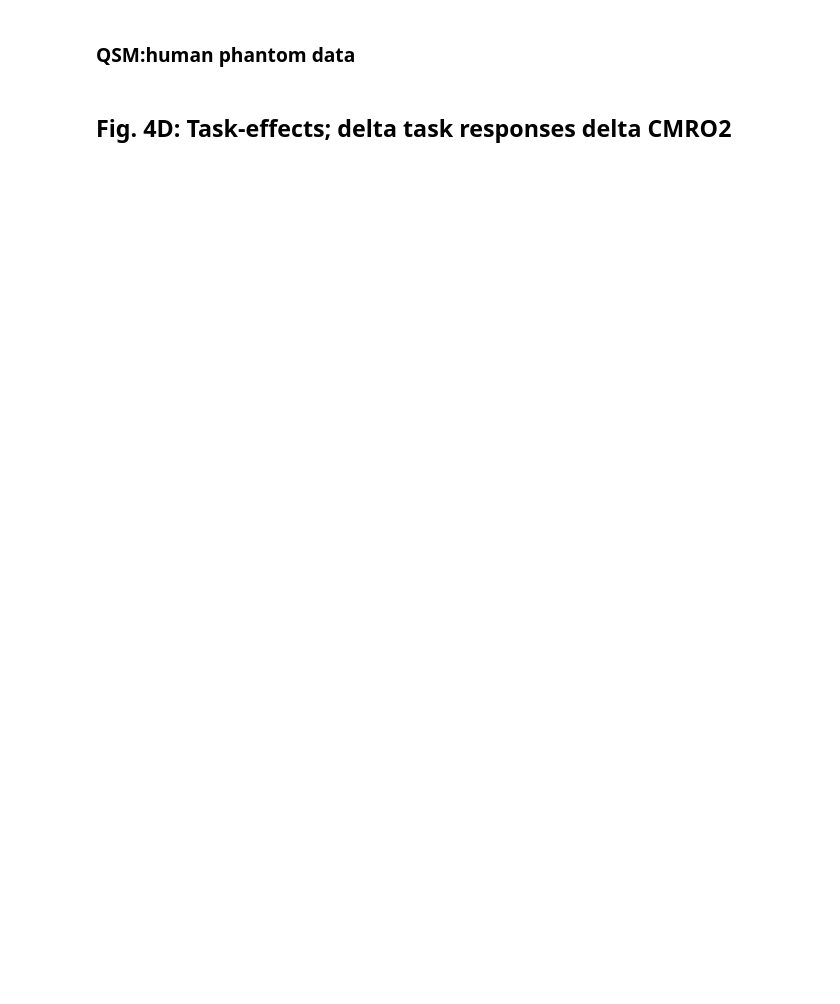
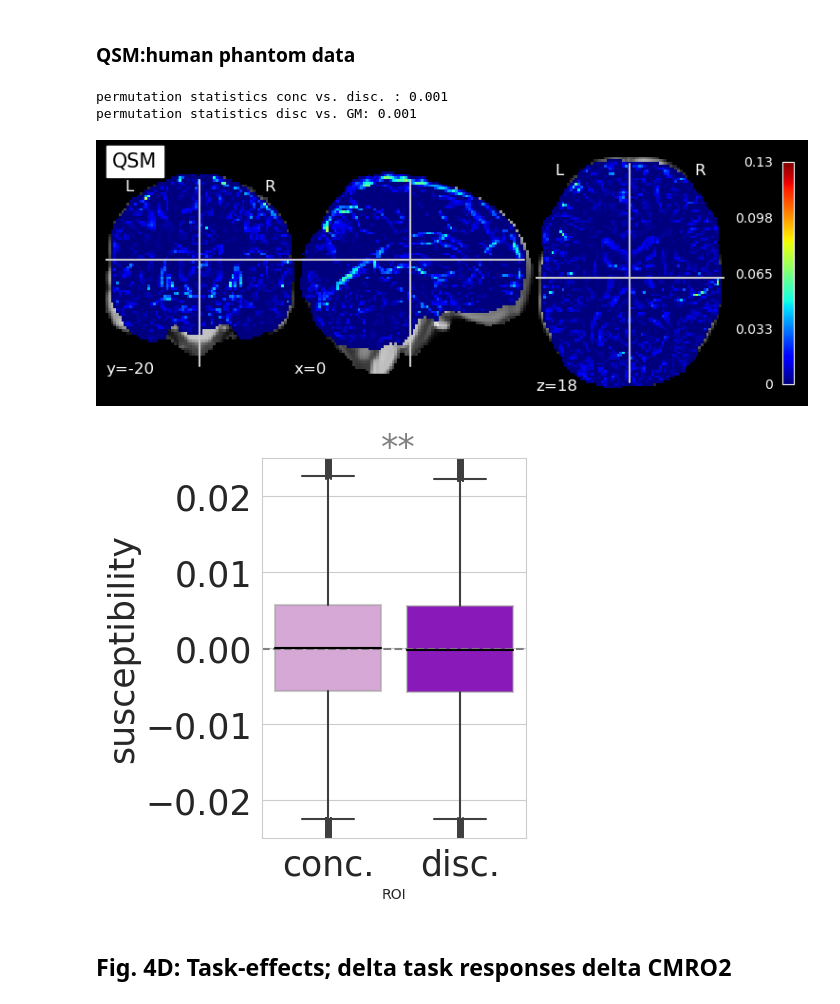
Before and after one commit to NeuroenergeticsLab/two_modes_of_hemodynamics, a Jupyter notebook: F_Fig4.ipynb, the cells around one changed output. Cells and saved outputs as stored; diff of their text form; code cells hidden in the pictures; blank space fills up the shorter version.

```diff
--- a/F_Fig4.ipynb
+++ b/F_Fig4.ipynb
@@ -1047,7 +1154,7 @@ fig.show()
 ### QSM:human phantom data
 # %%
 BOLD_ROI = 'all'
-QSM_2mm = os.path.join( derivatives_dir, 'sub-yv98_ses-4088+4137_QSM_L2000-vsmv3_2mm.nii.gz')
+QSM_MNI2mm = os.path.join( derivatives_dir, 'sub-yv98_ses-4088+4137_QSM_L2000-vsmv3_2mm.nii.gz')
 plotting.plot_img(QSM_MNI2mm, bg_img=MNI_2mm_brain, threshold=0, colorbar=True, black_bg=True,
                     cmap='jet', vmin=0, vmax=0.13, title = ('QSM'))
 
@@ -1093,38 +1200,49 @@ print('permutation statistics disc vs. GM: ' + str(round(p_GM_false, 6)))
 ## put into dataframe
 df_QSM = pd.DataFrame()
 df_QSM['values'] = np.concatenate((QSM_values_true, QSM_values_false, QSM_GM), axis=0)
 df_QSM['ROI'] = np.concatenate((len(QSM_values_true)*['concordant'], len(QSM_values_false)*['discordant'], len(QSM_GM)*['GM']), axis=0)
 
 #df_QSM_melted = pd.melt(df_QSM, id_vars='ROI')
 GM_median = np.nanmedian(df_QSM.query(f"ROI=='GM'")['values'].values)
 
 
 
 ## plot barplots
 fontsize=25
-fig, ax = plt.subplots(1, figsize= (4.5,5))
-bar = sns.barplot(x='ROI', y='values',  data=df_QSM, ax=ax, palette=['plum', 'darkviolet'],
-            estimator=np.median, ci=95, capsize=.05, n_boot=3000, errwidth=1, saturation=0.9, alpha=0.8)
+fig, ax = plt.subplots(1, figsize= (4,5))
+#bar = sns.barplot(x='ROI', y='values',  data=df_QSM, ax=ax, palette=['plum', 'darkviolet'],
+#            estimator=np.median, ci=95, capsize=.05, n_boot=3000, errwidth=1, saturation=0.9, alpha=0.8)
 
+sns.boxplot(x='ROI', y='values',  data=df_QSM, ax=ax, palette=['plum', 'darkviolet'],
+                   boxprops={"edgecolor": (.6, .6, .6, .5)}, flierprops={"marker": "x"},
+                   medianprops={"color": "black"})
+#sns.violinplot(x='ROI', y='values',  data=df_QSM, ax=ax, palette=['plum', 'darkviolet'],
+#                   boxprops={"edgecolor": (.6, .6, .6, .5)}, flierprops={"marker": "x"},
+#                   medianprops={"color": "black"})
 ax.set_ylabel('susceptibility', fontsize = fontsize)
 ax.set_xlim([-0.5, 1.5])
 ax.set_xticks([0, 1])
 ax.set_xticklabels(['conc.', 'disc.'])
-ax.set_ylim([-0.00045, 0.0001])
+ax.set_ylim([-0.025, 0.025])
 ax.hlines(GM_median, -0.5, 1.5, color='gray', linestyle='--')
 
 if p_true_false <= 0.001:
-    ax.text(0.4, 0.00005, '**', color='grey', fontsize=fontsize)
+    ax.text(0.4, 0.025, '**', color='grey', fontsize=fontsize)
 #ax.legend(fontsize=fontsize-5,loc="upper left")
 #set x-tick and y-ticke label size
 for label in (ax.get_xticklabels() + ax.get_yticklabels()):
     label.set_fontsize(fontsize)
 
 fig.tight_layout()  # otherwise the right y-label is slightly clipped
 
 fig.savefig(results_dir + '/QSM_values_all_conc_disc_voxels.png', dpi=300, bbox_inches='tight')
 
 fig.show()
+# %% [output]
+permutation statistics conc vs. disc. : 0.001
+permutation statistics disc vs. GM: 0.001
+[figure, added]
+[figure, added]
 # %% [markdown]
 ## Fig. 4D: Task-effects; delta task responses delta CMRO2
 # %%
```
Also changed, not shown: parts of 17 cells of this notebook, 6 other files.
